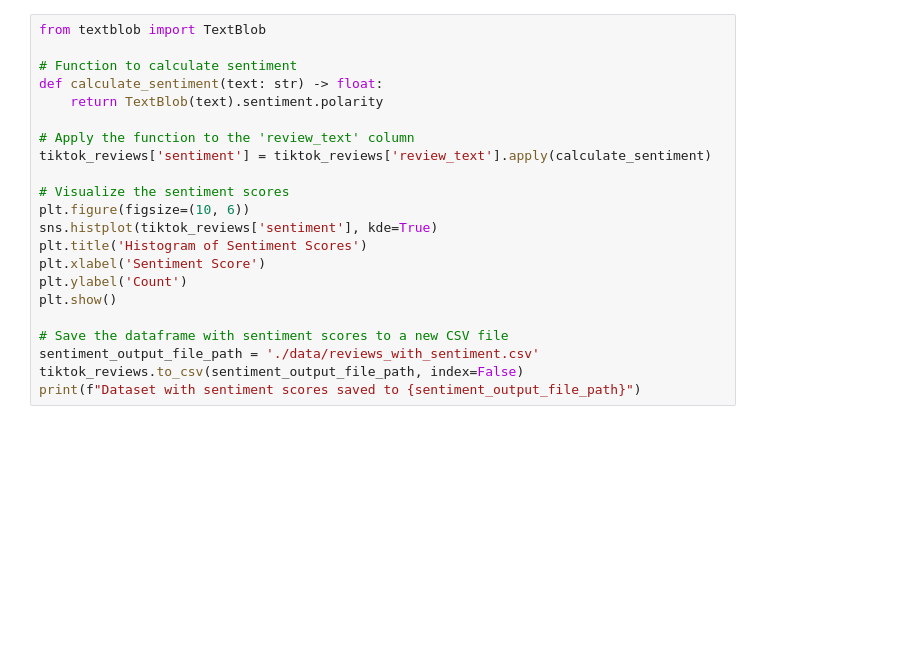
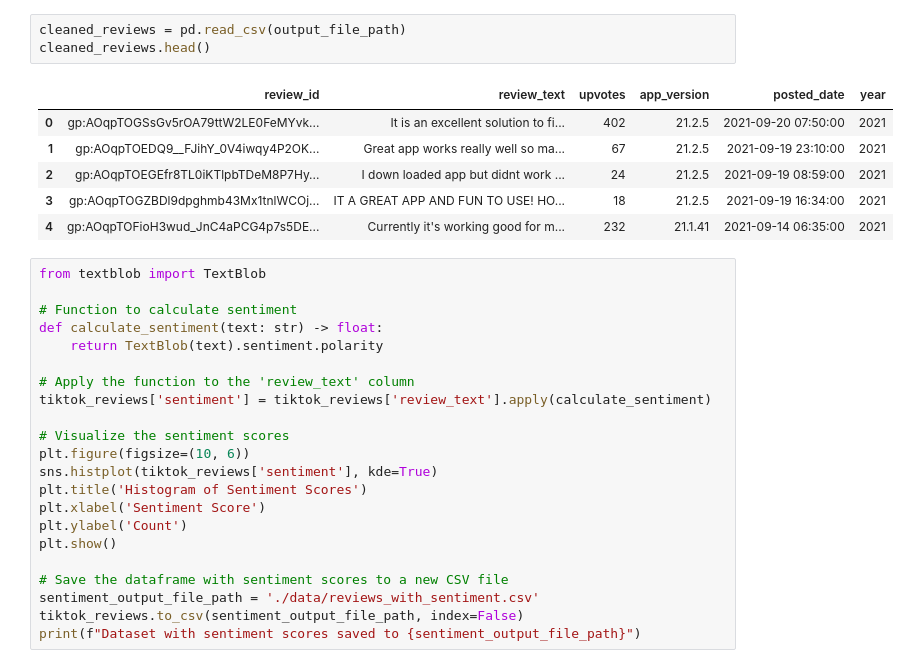
Before and after one commit to DiegoBoos/TitkTok-Influencer-Segmentation, a Jupyter notebook: tiktok_reviews.ipynb, the cells around one changed output. Saved outputs shown, nothing was run; the diff lists cells and outputs as text; blank space fills up the shorter version.

```diff
--- a/tiktok_reviews.ipynb
+++ b/tiktok_reviews.ipynb
@@ -52,4 +29,14 @@ print(f"Cleaned dataset saved to {output_file_path}")
 Cleaned dataset saved to ./data/cleaned_reviews.csv
+# %%
+cleaned_reviews = pd.read_csv(output_file_path)
+cleaned_reviews.head()
+# %% [output]
+|  | review_id | review_text | upvotes | app_version | posted_date | year |
+| 0 | gp:AOqpTOGSsGv5rOA79ttW2LE0FeMYvk... | It is an excellent solution to fi... | 402 | 21.2.5 | 2021-09-20 07:50:00 | 2021 |
+| 1 | gp:AOqpTOEDQ9__FJihY_0V4iwqy4P2OK... | Great app works really well so ma... | 67 | 21.2.5 | 2021-09-19 23:10:00 | 2021 |
+| 2 | gp:AOqpTOEGEfr8TL0iKTlpbTDeM8P7Hy... | I down loaded app but didnt work ... | 24 | 21.2.5 | 2021-09-19 08:59:00 | 2021 |
+| 3 | gp:AOqpTOGZBDl9dpghmb43Mx1tnlWCOj... | IT A GREAT APP AND FUN TO USE! HO... | 18 | 21.2.5 | 2021-09-19 16:34:00 | 2021 |
+| 4 | gp:AOqpTOFioH3wud_JnC4aPCG4p7s5DE... | Currently it's working good for m... | 232 | 21.1.41 | 2021-09-14 06:35:00 | 2021 |
 # %%
 from textblob import TextBlob
 
```
Also changed, not shown: parts of 1 cell of this notebook, 2 other files.
